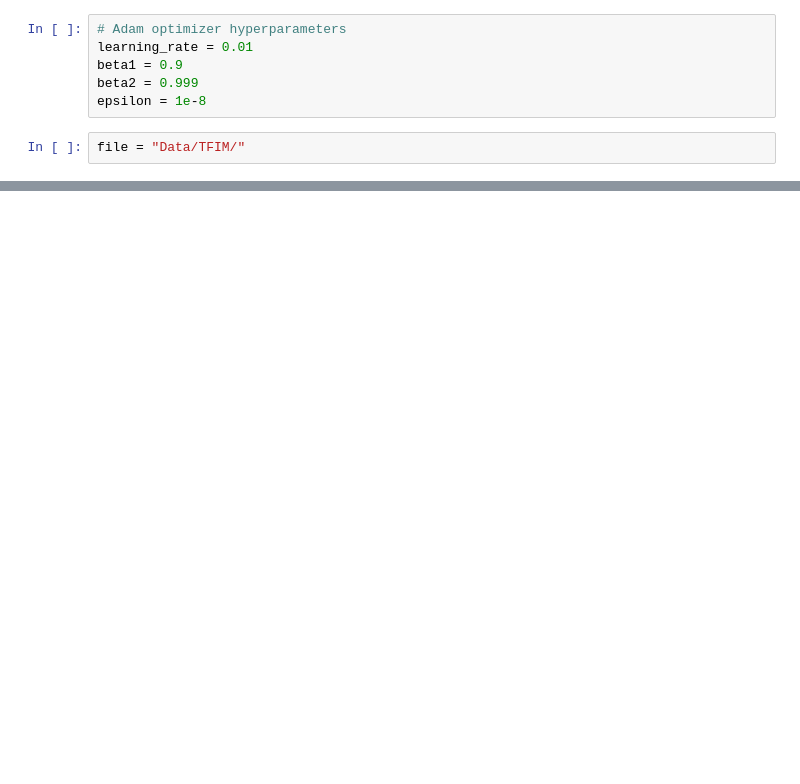
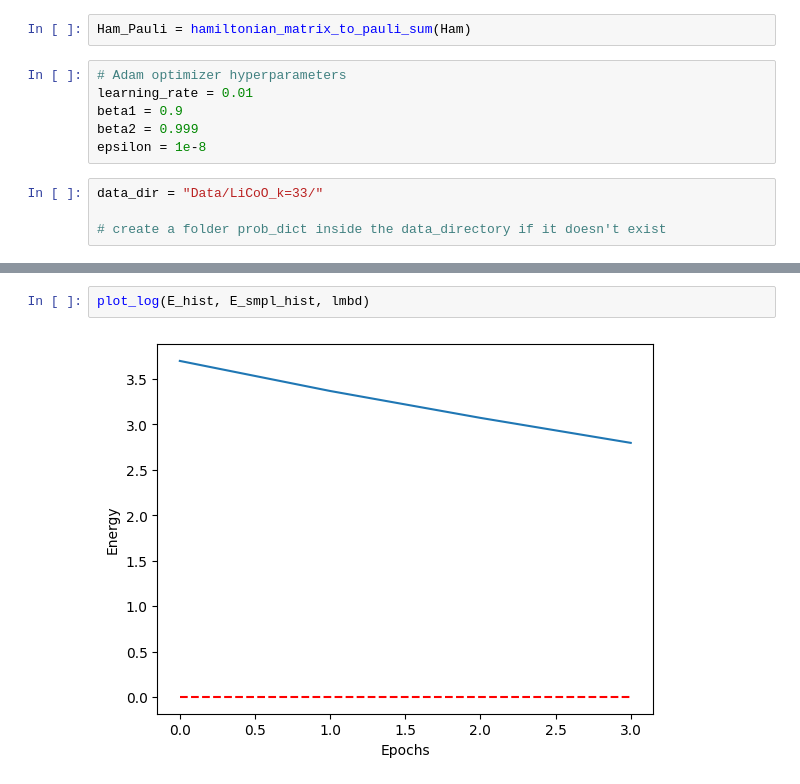
Before and after one commit to vinitX/Quantum-Sampling, a Jupyter notebook: CudaQ/LiCo_Numpy.ipynb, the cells around one changed output, grey strips where cells are left out. Cells and saved outputs as stored; diff of their text form; blank space fills up the shorter version.

```diff
--- a/CudaQ/LiCo_Numpy.ipynb
+++ b/CudaQ/LiCo_Numpy.ipynb
@@ -34,6 +29,8 @@ with open('gamma_Hk.txt', 'r') as f:
         if match:
             m, n, re_val, im_val = match.groups()
             Ham[int(m)-1,int(n)-1] = float(re_val) + 1j * float(im_val)
+# %%
+Ham_Pauli = hamiltonian_matrix_to_pauli_sum(Ham)
 # %%
 # Adam optimizer hyperparameters
 learning_rate = 0.01
@@ -41,7 +38,9 @@ beta1 = 0.9
 beta2 = 0.999
 epsilon = 1e-8
 # %%
-file = "Data/TFIM/"
+data_dir = "Data/LiCoO_k=33/"
+
+# create a folder prob_dict inside the data_directory if it doesn't exist
 # %%
 from scipy.sparse import csr_array, coo_matrix
 from scipy.sparse.linalg import eigsh
@@ -131,0 +157,4 @@ AttributeError: 'numpy.ndarray' object has no attribute 'terms'
+# %%
+plot_log(E_hist, E_smpl_hist, lmbd)
+# %% [output]
+[figure, added]
```
Also changed, not shown: parts of 8 cells of this notebook, 3 other files.
